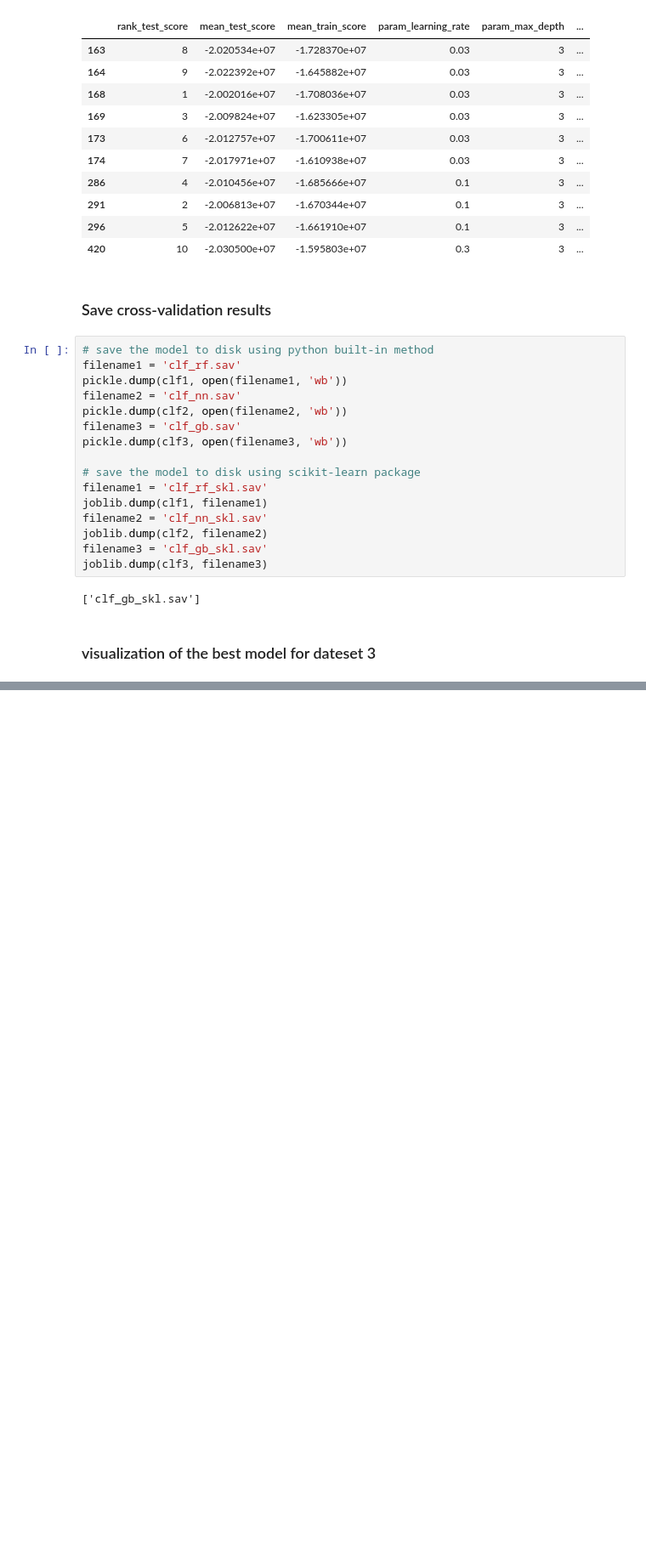
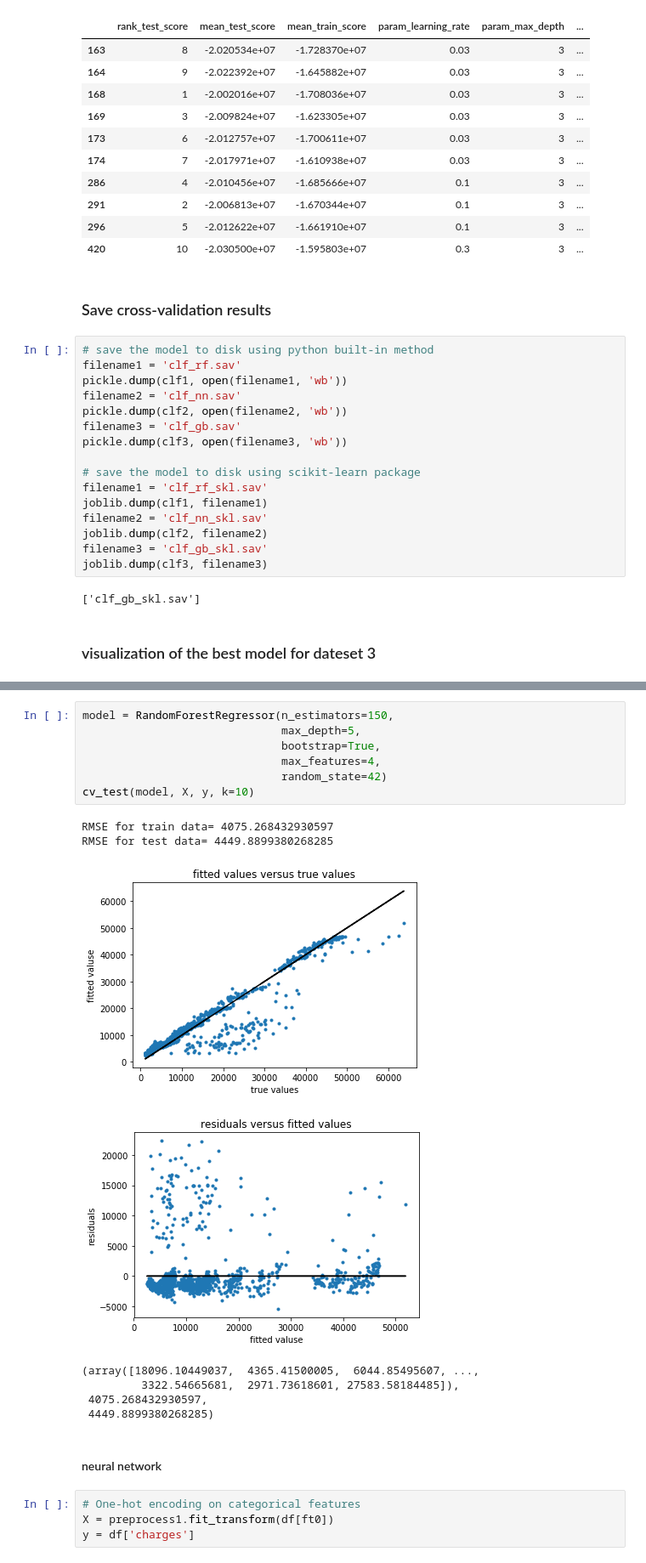
Before and after one commit to ruizhi92/ECE219-Large-Scale-Data-Mining, a Jupyter notebook: project4_regression/Project_4_Zeyu_dataset3.ipynb, the cells around one changed output, grey strips where cells are left out. Shown at 85% size. Drawn from its saved outputs; the diff is of its cells as text; blank space fills up the shorter version.

```diff
--- a/project4_regression/Project_4_Zeyu_dataset3.ipynb
+++ b/project4_regression/Project_4_Zeyu_dataset3.ipynb
@@ -659,0 +632,22 @@ joblib.dump(clf3, filename3)
+# %%
+model = RandomForestRegressor(n_estimators=150,
+                              max_depth=5,
+                              bootstrap=True,
+                              max_features=4,
+                              random_state=42)
+cv_test(model, X, y, k=10)
+# %% [output]
+RMSE for train data= 4075.268432930597
+RMSE for test data= 4449.8899380268285
+[figure, added]
+[figure, added]
+(array([18096.10449037,  4365.41500005,  6044.85495607, ...,
+         3322.54665681,  2971.73618601, 27583.58184485]),
+ 4075.268432930597,
+ 4449.8899380268285)
+# %% [markdown]
+#### neural network
+# %%
+# One-hot encoding on categorical features
+X = preprocess1.fit_transform(df[ft0])
+y = df['charges']
```
Also changed, not shown: parts of 13 cells of this notebook.
